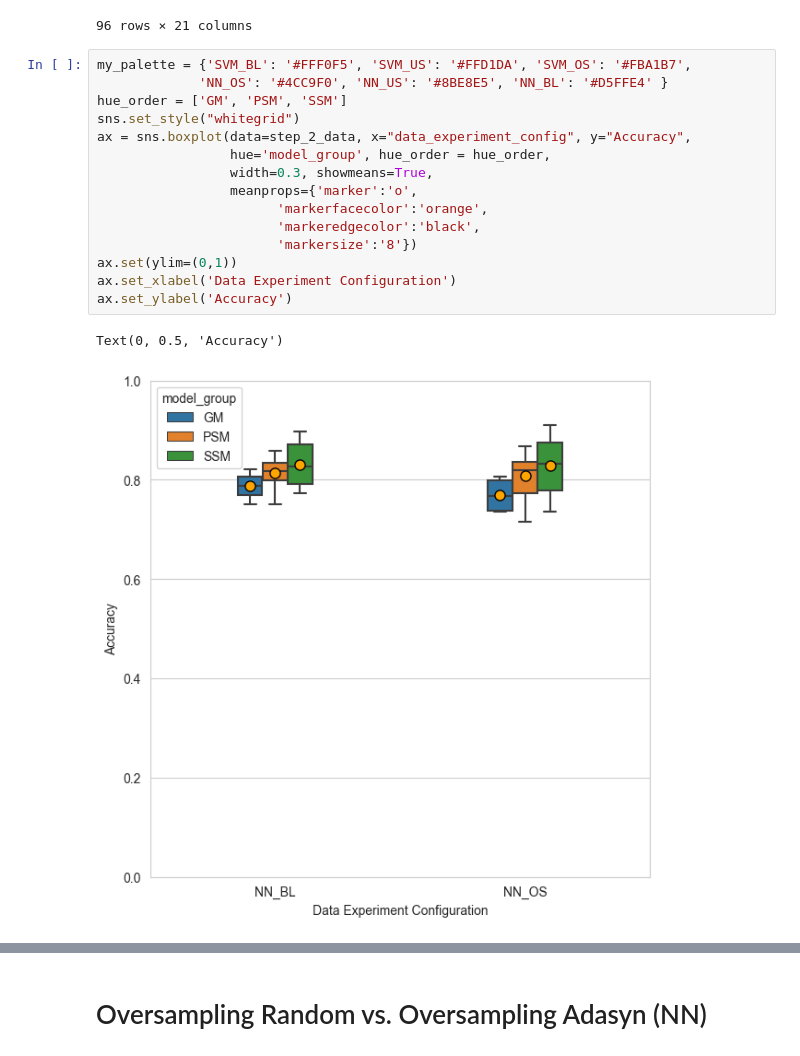
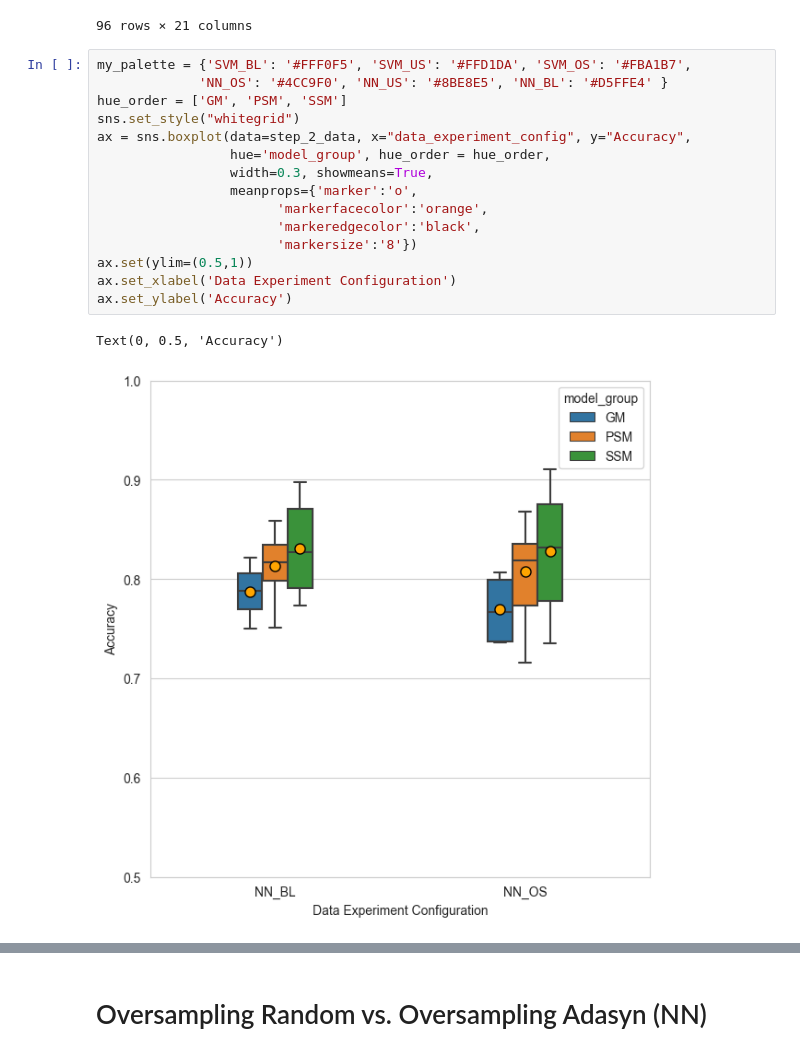
Before and after one commit to annanda/emotion_detection_for_children_with_asd, a Jupyter notebook: emotion_detection_system/processing_results/notebooks/BoxPlot - Chap 4 Thesis (Study Analysis).ipynb, the cells around one changed output, grey strips where cells are left out. Cells and saved outputs as stored; diff of their text form.

```diff
--- a/emotion_detection_system/processing_results/notebooks/BoxPlot - Chap 4 Thesis (Study Analysis).ipynb
+++ b/emotion_detection_system/processing_results/notebooks/BoxPlot - Chap 4 Thesis (Study Analysis).ipynb
@@ -386,21 +386,21 @@ step_2_data
 # %%
 my_palette = {'SVM_BL': '#FFF0F5', 'SVM_US': '#FFD1DA', 'SVM_OS': '#FBA1B7',
              'NN_OS': '#4CC9F0', 'NN_US': '#8BE8E5', 'NN_BL': '#D5FFE4' }
 hue_order = ['GM', 'PSM', 'SSM']
 sns.set_style("whitegrid")
 ax = sns.boxplot(data=step_2_data, x="data_experiment_config", y="Accuracy",
                  hue='model_group', hue_order = hue_order,
                  width=0.3, showmeans=True,
                  meanprops={'marker':'o',
                        'markerfacecolor':'orange',
                        'markeredgecolor':'black',
                        'markersize':'8'})
-ax.set(ylim=(0,1))
+ax.set(ylim=(0.5,1))
 ax.set_xlabel('Data Experiment Configuration')
 ax.set_ylabel('Accuracy')
 # %% [output]
 Text(0, 0.5, 'Accuracy')
-[figure, old version]
+[figure, new version]
 # %%
 my_palette = {'SVM_BL': '#FFF0F5', 'SVM_US': '#FFD1DA', 'SVM_OS': '#FBA1B7',
              'NN_OS': '#4CC9F0', 'NN_US': '#8BE8E5', 'NN_BL': '#D5FFE4' }
```
Also changed, not shown: parts of 5 cells of this notebook, 1 other file.
